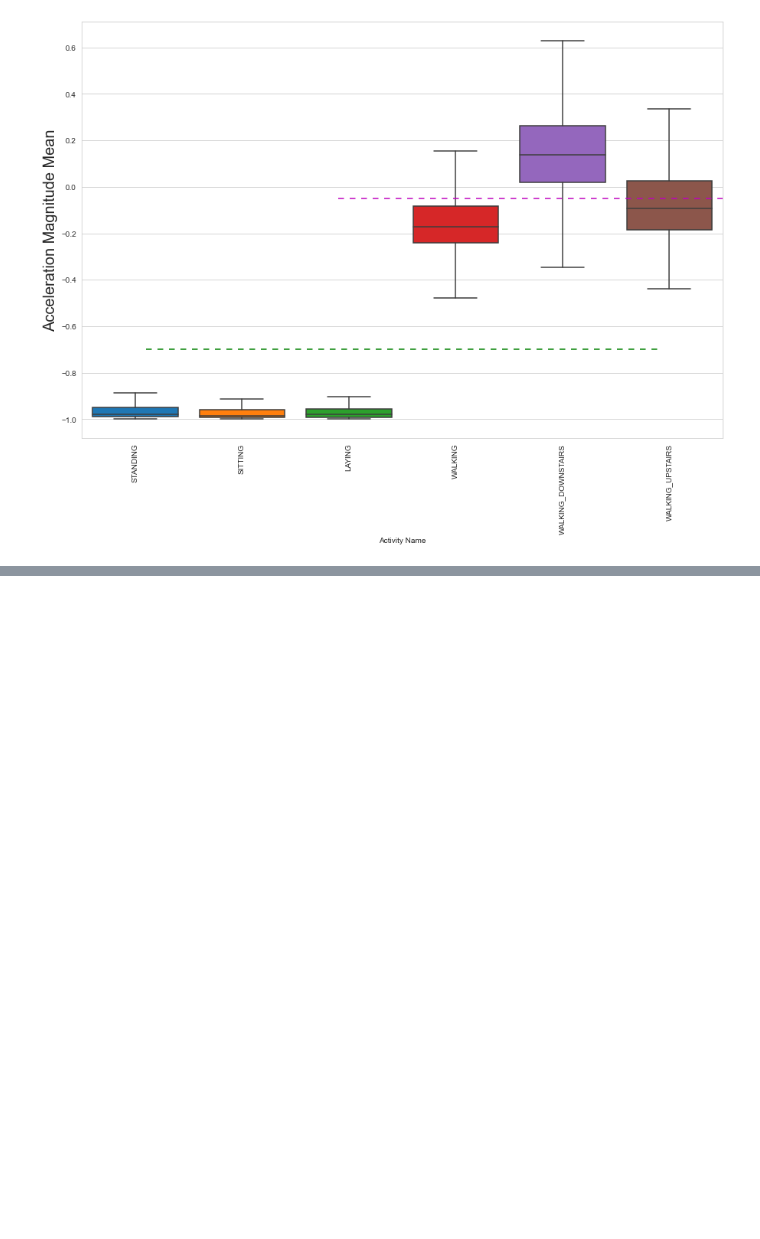
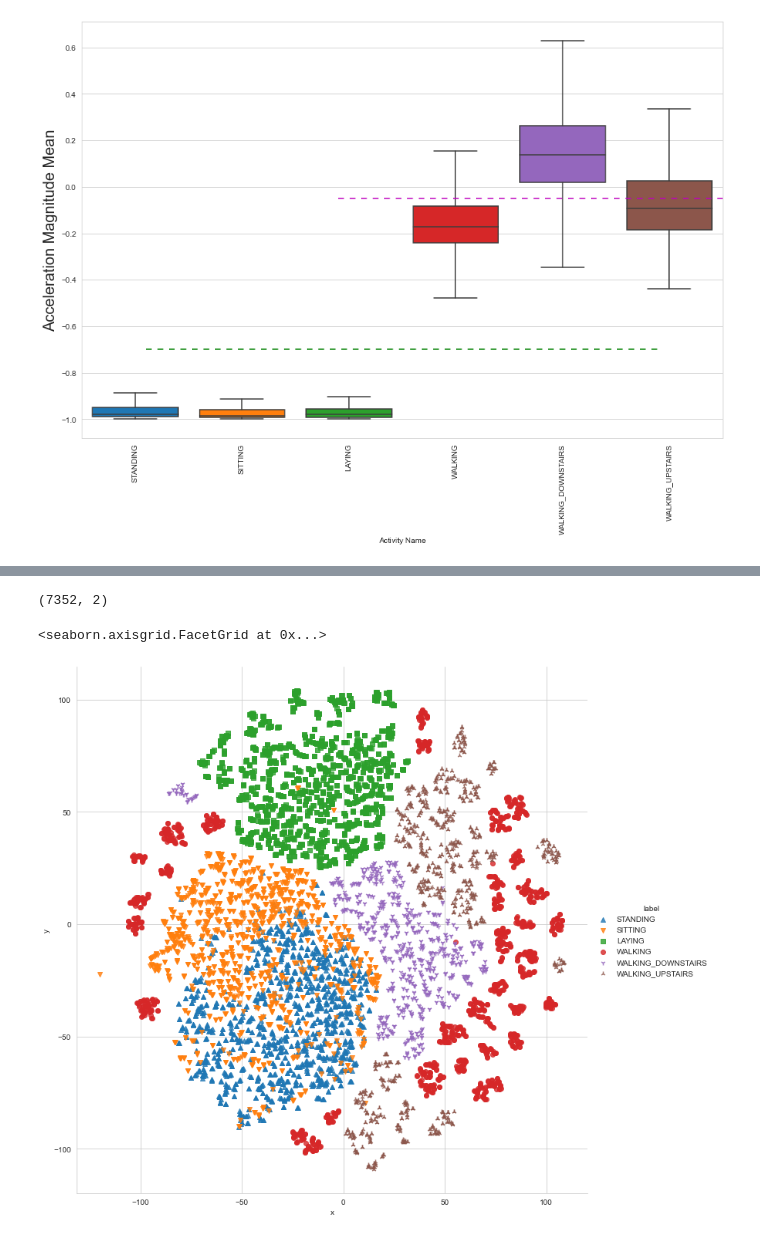
Before and after one commit to Chandu-4444/Human-Activity-Recognition, a Jupyter notebook: HAR_EDA.ipynb, the cells around one changed output, grey strips where cells are left out. Drawn from its saved outputs; the diff is of its cells as text; code cells hidden in the pictures; blank space fills up the shorter version.

```diff
--- a/HAR_EDA.ipynb
+++ b/HAR_EDA.ipynb
@@ -182,0 +190,5 @@ plt.show()
+# %%
+X_tsne = X_train.drop(['subject', 'Activity', 'Activity Name'], axis=1)
+y_tsne = X_train['Activity Name']
+# %%
+X_reduced = TSNE(verbose=2, perplexity=5).fit_transform(X_tsne)
@@ -182,0 +213,11 @@ plt.show()
+# %%
+X_reduced.shape
+# %% [output]
+(7352, 2)
+# %%
+df_reduced = pd.DataFrame({'x': X_reduced[:, 0], 'y':X_reduced[:, 1], 'label': y_tsne})
+# %%
+sns.lmplot(data=df_reduced, x='x', y='y', hue='label', size=10, fit_reg=False, markers=['^', 'v', 's', 'o', '1', '2'])
+# %% [output]
+<seaborn.axisgrid.FacetGrid at 0x...>
+[figure, added]
```
Also changed, not shown: parts of 6 cells of this notebook.
